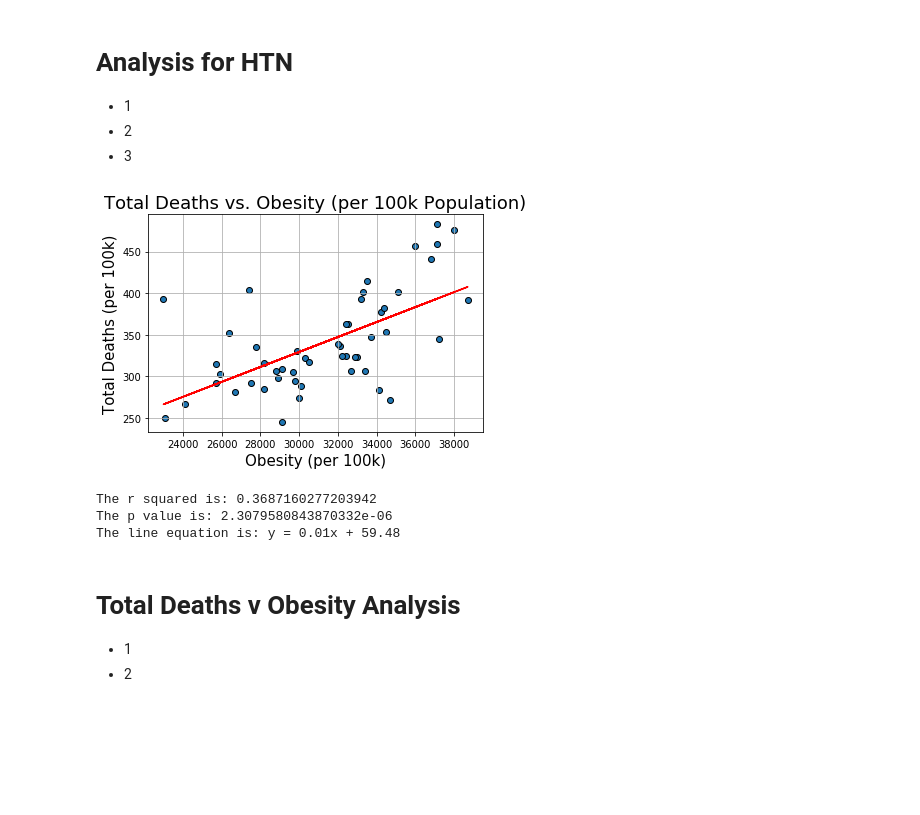
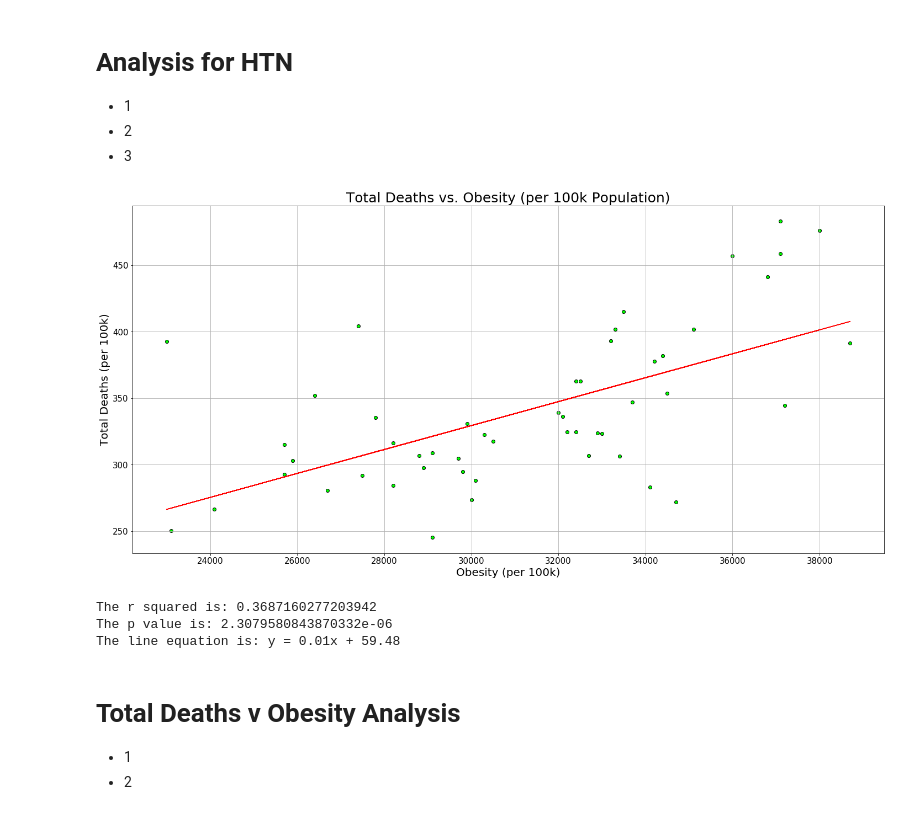
Before and after one commit to ASooklall/project-1-cvd, a Jupyter notebook: project-1-team-6.ipynb, the cells around one changed output. Drawn from its saved outputs; the diff is of its cells as text; code cells hidden in the pictures; blank space fills up the shorter version.

```diff
--- a/project-1-team-6.ipynb
+++ b/project-1-team-6.ipynb
@@ -128,27 +141,33 @@ The line equation is: y = 0.01x + -0.59
 # %%
 #linear regression
 x_values_obe = base_df['Obesity']
 y_values_obe = base_df['Total Deaths']
 (obe_slope, obe_intercept, obe_rvalue, obe_pvalue, obe_stderr) = linregress(x_values_obe, y_values_obe)
 regress_values_obe = x_values_obe * obe_slope + obe_intercept
 line_eq_obe = "y = " + str(round(obe_slope,2)) + "x + " + str(round(obe_intercept,2))
 
 # total deaths vs hypertension
-deaths_vs_obesity = plt.scatter(base_df['Obesity'],base_df['Total Deaths'],marker='o',edgecolor='black')
+plt.figure(figsize=(20,10))
+deaths_vs_obesity = plt.scatter(base_df['Obesity'],base_df['Total Deaths'],marker='o',c='lime',edgecolor='black')
 plt.plot(x_values_obe,regress_values_obe,"r-")
 plt.grid()
-plt.title('Total Deaths vs. Obesity (per 100k Population)',size=18)
-plt.xlabel('Obesity (per 100k)',size=15)
-plt.ylabel("Total Deaths (per 100k)",size=15)
+plt.title('Total Deaths vs. Obesity (per 100k Population)',size=25)
+plt.xlabel('Obesity (per 100k)',size=20)
+plt.ylabel("Total Deaths (per 100k)",size=20)
+plt.xticks(size=15)
+plt.yticks(size=15)
+plt.tight_layout(pad=1)
+
+plt.savefig('CVD_plots/deaths_v_obe.png')
 plt.show()
 
 
 #r2
 print(f'The r squared is: {obe_rvalue**2}')
 print(f'The p value is: {obe_pvalue}')
 print(f'The line equation is: {line_eq_obe}')
 # %% [output]
-[figure, old version]
+[figure, new version]
 The r squared is: 0.3687160277203942
 The p value is: 2.3079580843870332e-06
 The line equation is: y = 0.01x + 59.48
```
Also changed, not shown: parts of 9 cells of this notebook, 6 other files.
